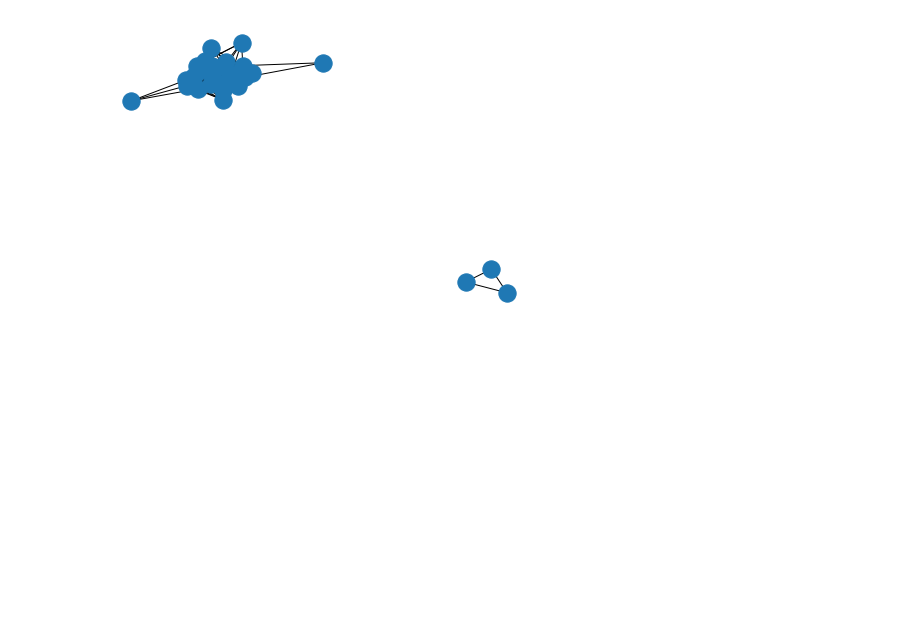
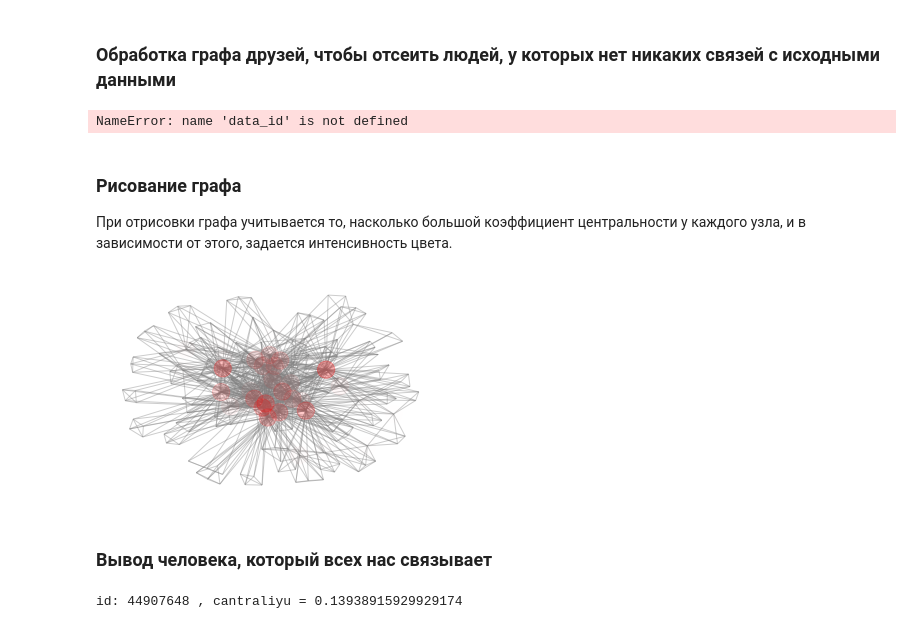
Before and after one commit to alena195101/vk_freinds_graf, a Jupyter notebook: vk_friends.ipynb, the cells around one changed output. Cells and saved outputs as stored; diff of their text form; code cells hidden in the pictures; blank space fills up the shorter version.

Commit message:
доработка основного алгоритма, добавление текста

```diff
--- a/vk_friends.ipynb
+++ b/vk_friends.ipynb
@@ -7,6 +54,6 @@ FRIENDS_LIMIT = 30
 # %%
 #Авторизация в ВК
-login, password = '79870984464', 'newparol'
+login, password = 'login', 'password'
 vk_session = vk_api.VkApi(login, password)
 try:
     vk_session.auth(token_only=True)
@@ -58,8 +112,11 @@ ER_LOG.close()
+# %% [markdown]
+### Обработка графа друзей, чтобы отсеить людей, у которых нет никаких связей с исходными данными
 # %%
 #nx.shortest_path(G, 0, 3)
 '''Дальше будет обработка графа с помощью функции кратчайшего пути, все лишние элементы будут выкинуты'''
 shortest_path=[]
 PATH_ERROR_LOG=open('PATH_ERROR_LOG.txt','w')
+#Формируется list, содержащий кратчайшие пути. Путь представлен как набор входящих в него вершин.
 for i in data_id:
     for j in data_id[data_id.index(i) + 1:]:
         try:
@@ -67,14 +124,51 @@ for i in data_id:
         except nx.NetworkXNoPath as error_msg:
             PATH_ERROR_LOG.write('node1:' + str(i) + 'node2:' + str(j) + str(error_msg))
 result_graph = nx.Graph()
+#Далее из основного графа формируется результирующий граф, содержащий лишь те вершины, которые
+#содержаться в кратчайших путях между исходными пользователями
 for path in shortest_path:
     for node1 in path:
         result_graph.add_node(node1)
         for node2 in path[path.index(node1)+1:]:
             result_graph.add_node(node2)
             result_graph.add_edge(node1,node2)
-len(G.nodes())
-len(result_graph.nodes())
-nx.draw(result_graph)
+nx.write_gml(result_graph, "result_graph.txt")
 # %% [output]
-[figure, removed]
+NameError: name 'data_id' is not defined
+# %%
+mygraph = nx.read_gml("result_graph.txt")
+# %% [markdown]
+### Рисование графа
+При отрисовки графа учитывается то, насколько большой коэффициент центральности у каждого узла, и в зависимости от этого, задается интенсивность цвета.
+# %%
+#nx.draw(mygraph)
+pl.figure()
+
+pl.axis('off')
+fig = pl.figure(1)
+
+pos=nx.spring_layout(mygraph)
+li = betweenness_centrality(mygraph).values()
+li=list(li)
+my_new_list = [i * 2 for i in li]
+my_new_list
+
+
+draw_networkx_nodes(mygraph,pos,alpha=my_new_list,node_color ='#FF0000')
+draw_networkx_edges(mygraph, pos,alpha=0.4,edge_color='gray')
+#draw_networkx_labels(G, pos)
+
+pl.show()
+# %% [output]
+[figure, added]
+# %% [markdown]
+### Вывод человека, который всех нас связывает
+# %%
+my_new_list
+central = betweenness_centrality(mygraph)
+max_value = max(central.values())
+for i in central:
+    if central[i]==max_value:
+        print('id:',i,', cantraliyu =',max_value)
+# %% [output]
+id: 44907648 , cantraliyu = 0.13938915929929174
```
Also changed, not shown: parts of 8 cells of this notebook, 4 other files.
